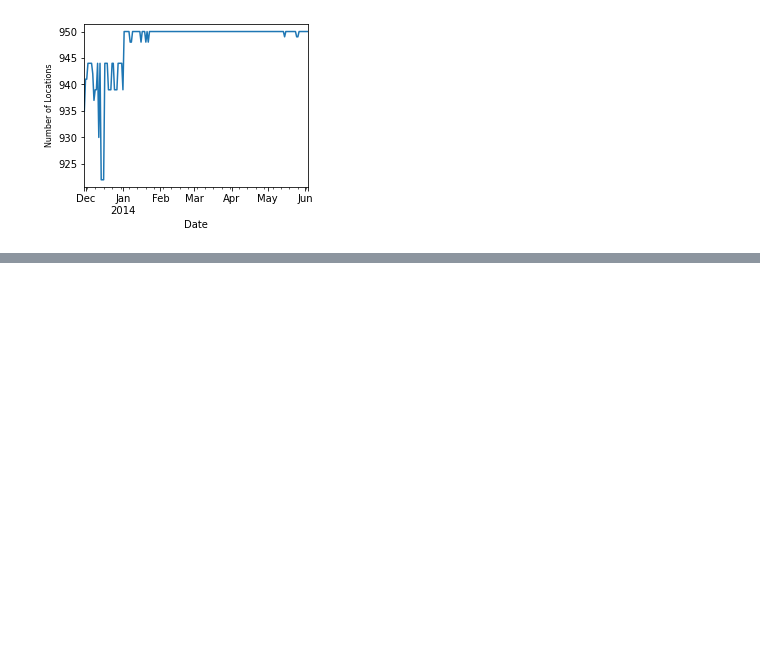
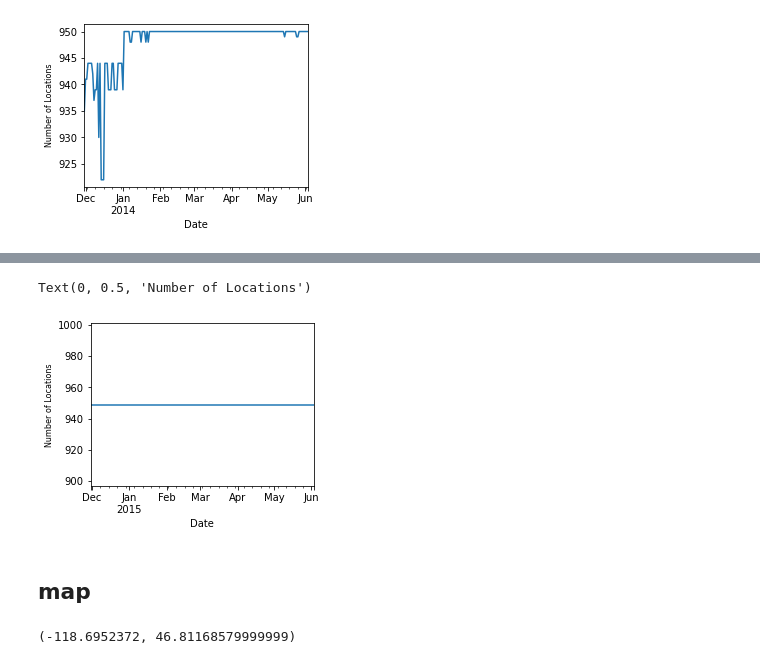
Before and after one commit to aoba98/bishe, a Jupyter notebook: 美国水稻（发表改）.ipynb, the cells around one changed output, grey strips where cells are left out. Cells and saved outputs as stored; diff of their text form; code cells hidden in the pictures; blank space fills up the shorter version.

```diff
--- a/美国水稻（发表改）.ipynb
+++ b/美国水稻（发表改）.ipynb
@@ -24,0 +85,5 @@ plt.savefig('./figures/date&locations.png', dpi=600)
+# %%
+days = wheat14.groupby('Location')['DayInSeason'].unique().apply(lambda x: len(x))
+clean_pos = days[days==186].index.to_list()
+# %%
+wheat14_185days_nonmiss = wheat14[wheat14.Location.isin(clean_pos)]
@@ -24,0 +92,10 @@ plt.savefig('./figures/date&locations.png', dpi=600)
+# %%
+plt.figure(figsize=(4, 3))
+wheat14_185days_nonmiss.groupby('Date').Location.count().plot()
+plt.ylabel('Number of Locations', fontsize=8)
+# plt.savefig('./figures/date&locations(clean).png', dpi=600, bbox_inches = 'tight')
+# %% [output]
+Text(0, 0.5, 'Number of Locations')
+[figure, added]
+# %% [markdown]
+## map
@@ -24,0 +108,4 @@ plt.savefig('./figures/date&locations.png', dpi=600)
+# %%
+common_loc[0]
+# %% [output]
+(-118.6952372, 46.81168579999999)
```
Also changed, not shown: parts of 22 cells of this notebook, 20 other files.
